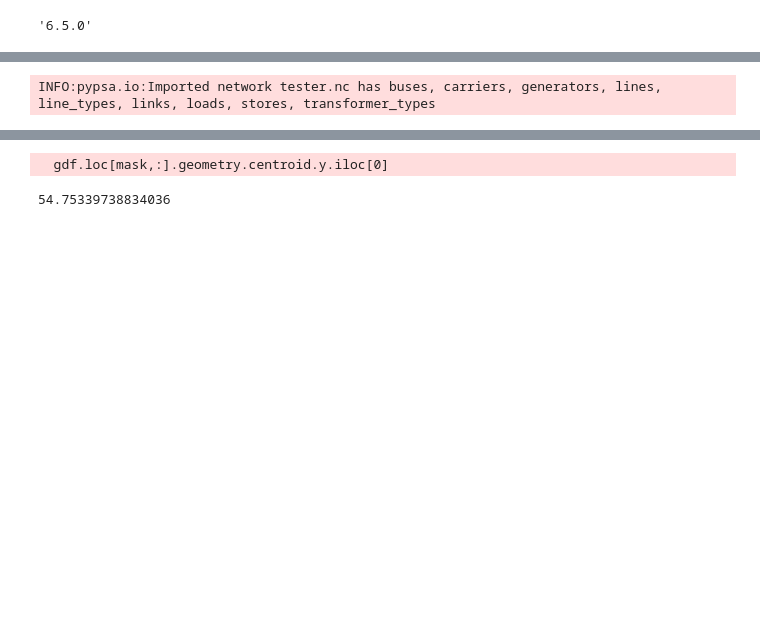
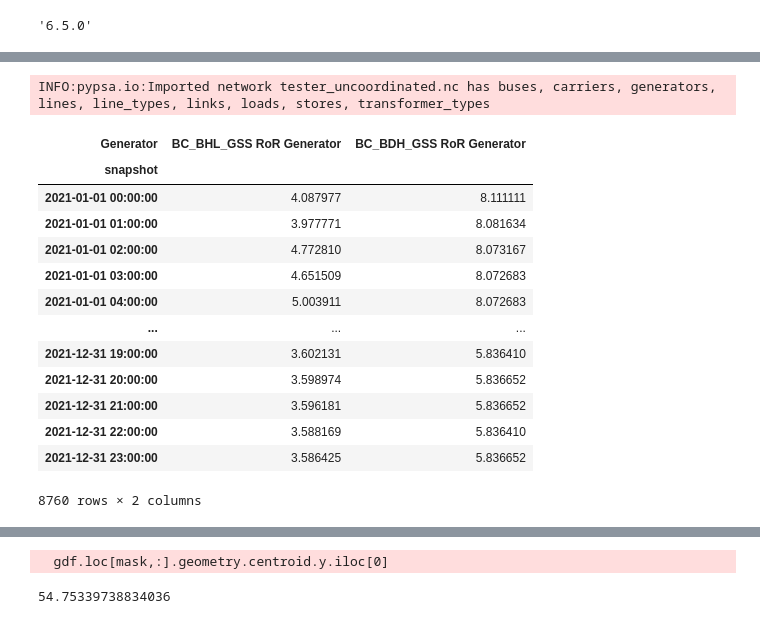
Before and after one commit to DeltaE/PyPSA_BC, a Jupyter notebook: notebooks/testing-ev-integration.ipynb, the cells around one changed output, grey strips where cells are left out. Drawn from its saved outputs; the diff is of its cells as text; code cells hidden in the pictures; blank space fills up the shorter version.

Commit message:
Tester notebook

```diff
--- a/notebooks/testing-ev-integration.ipynb
+++ b/notebooks/testing-ev-integration.ipynb
@@ -31,6 +52,23 @@ def add_pypsa_dict(network, comp_list):
 # %%
-network_path = "/home/pmcwhannel/repos/PyPSA_BC/results/tester.nc" # cfg['pypsa']['results']
+network_path = "/home/pmcwhannel/repos/PyPSA_BC/results/tester_uncoordinated.nc" # cfg['pypsa']['results']
 n = pypsa.Network(override_component_attrs=utils.get_multi_link_override())
 pypsa.Network.import_from_netcdf(network=n, path=network_path)
 # %% [output]
-INFO:pypsa.io:Imported network tester.nc has buses, carriers, generators, lines, line_types, links, loads, stores, transformer_types
+INFO:pypsa.io:Imported network tester_uncoordinated.nc has buses, carriers, generators, lines, line_types, links, loads, stores, transformer_types
+# %%
+n.generators_t.p[["BC_BHL_GSS RoR Generator","BC_BDH_GSS RoR Generator"]]
+# %% [output]
+| Generator | BC_BHL_GSS RoR Generator | BC_BDH_GSS RoR Generator |
+| snapshot |  |  |
+| 2021-01-01 00:00:00 | 4.087977 | 8.111111 |
+| 2021-01-01 01:00:00 | 3.977771 | 8.081634 |
+| 2021-01-01 02:00:00 | 4.772810 | 8.073167 |
+| 2021-01-01 03:00:00 | 4.651509 | 8.072683 |
+| 2021-01-01 04:00:00 | 5.003911 | 8.072683 |
+| ... | ... | ... |
+| 2021-12-31 19:00:00 | 3.602131 | 5.836410 |
+| 2021-12-31 20:00:00 | 3.598974 | 5.836652 |
+| 2021-12-31 21:00:00 | 3.596181 | 5.836652 |
+| 2021-12-31 22:00:00 | 3.588169 | 5.836410 |
+| 2021-12-31 23:00:00 | 3.586425 | 5.836652 |
+8760 rows × 2 columns
```
Also changed, not shown: parts of 10 cells of this notebook.
